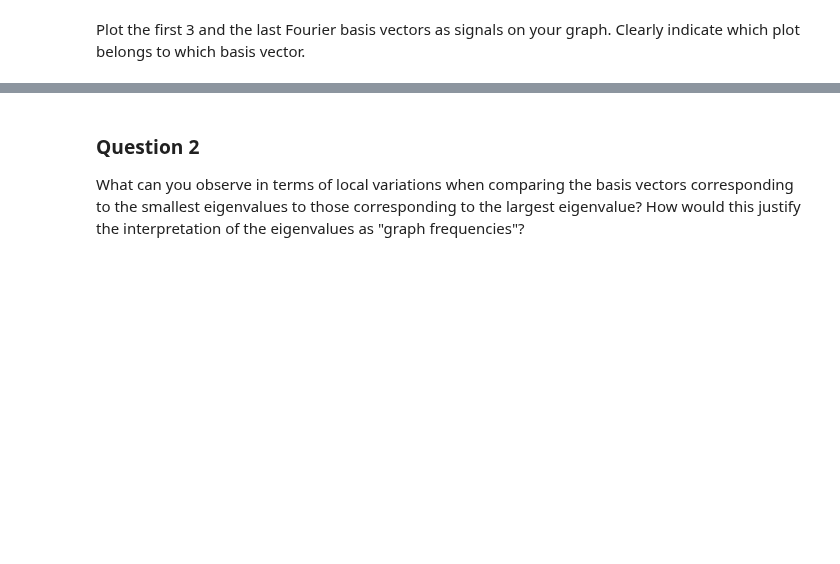
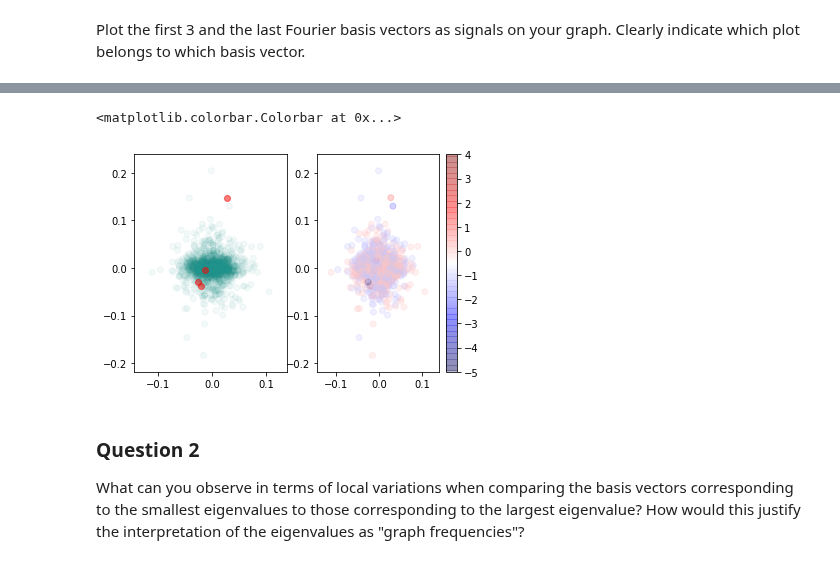
Before and after one commit to vndk36/Project_ntds2018, a Jupyter notebook: Milestone_4/4_AlCi.ipynb, the cells around one changed output, grey strips where cells are left out. Cells and saved outputs as stored; diff of their text form; code cells hidden in the pictures; blank space fills up the shorter version.

```diff
--- a/Milestone_4/4_AlCi.ipynb
+++ b/Milestone_4/4_AlCi.ipynb
@@ -173,3 +177,21 @@ plt.colorbar()
+# %%
+signal = U[n_nodes-1]
+plt.subplot(1,2,1)
+plt.scatter(eigenvectors[:, 280], eigenvectors[:, 1510], c=signal, alpha=0.05)
+plt.scatter(eigenvectors[:, 280][np.argwhere(np.abs(signal) > 0.2)], eigenvectors[:, 1510][np.argwhere(np.abs(signal) > 0.2)], c='red', alpha=0.5)
+#x=range(n_nodes)
+#plt.scatter(x,signal)
+#plt.scatter(np.argwhere(np.abs(signal) > 0.1),signal[np.abs(signal) > 0.1])
+#plt.colorbar()
+plt.subplot(1,2,2)
+#signal = np.floor(signal*5)
+signal = np.floor(signal * 8)
+#signal = (2*np.divide(signal,signal.max()))
+plt.scatter(eigenvectors[:, 280], eigenvectors[:, 1510], c=signal, cmap='seismic', alpha=0.25)
+plt.colorbar()
+# %% [output]
+<matplotlib.colorbar.Colorbar at 0x...>
+[figure, added]
 # %% [markdown]
 ### Question 2
 
```
Also changed, not shown: parts of 1 cell of this notebook, 1 other file.
